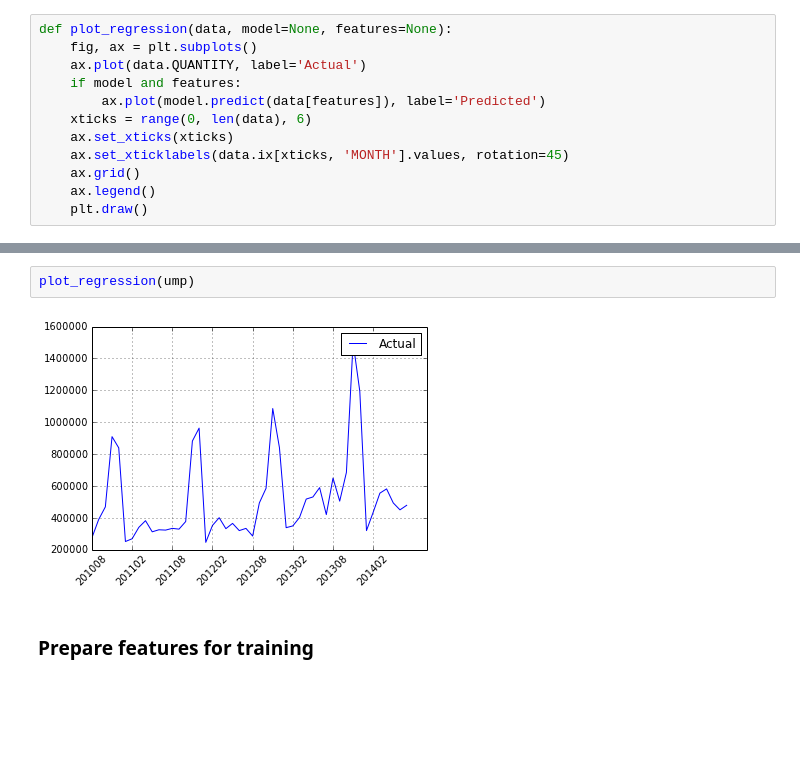
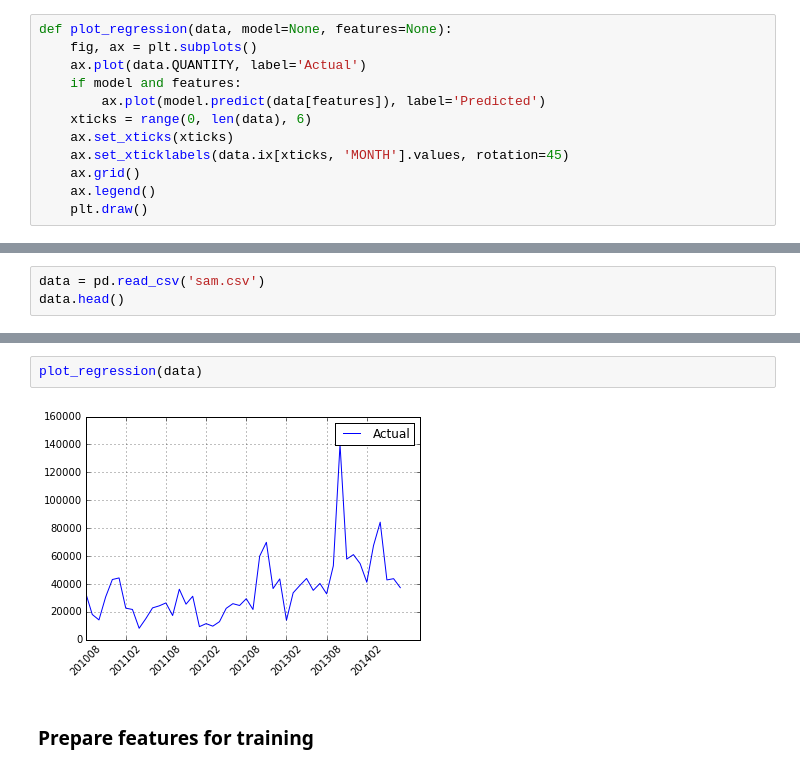
Before and after one commit to jichao06/datascience, a Jupyter notebook: Linear Regression Method Study.ipynb, the cells around one changed output, grey strips where cells are left out. Cells and saved outputs as stored; diff of their text form; blank space fills up the shorter version.

```diff
--- a/Linear Regression Method Study.ipynb
+++ b/Linear Regression Method Study.ipynb
@@ -22,0 +21,3 @@ ump.head()
+# %%
+data = pd.read_csv('sam.csv')
+data.head()
@@ -23,7 +31,7 @@ ump.head()
 # %%
-plot_regression(ump)
+plot_regression(data)
 # %% [output]
-[figure, old version]
+[figure, new version]
 # %% [markdown]
 ### Prepare features for training
 # %% [markdown]
```
Also changed, not shown: parts of 38 cells of this notebook.
